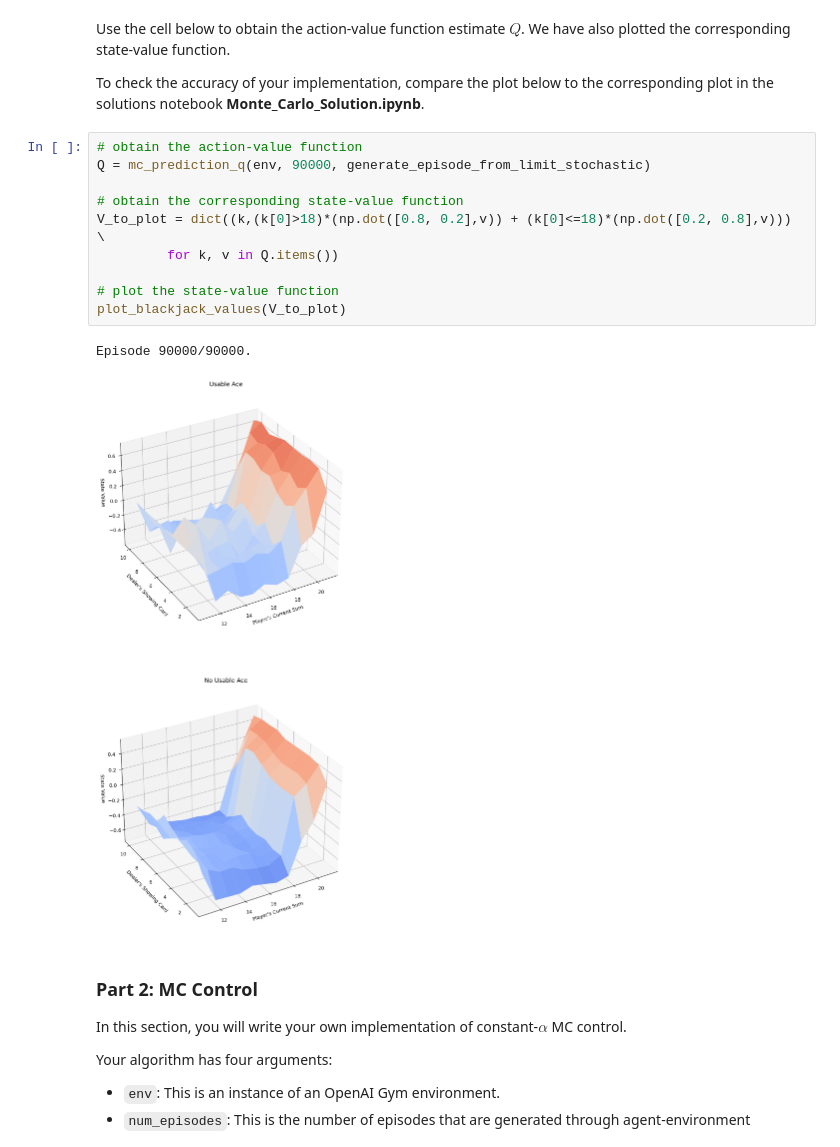
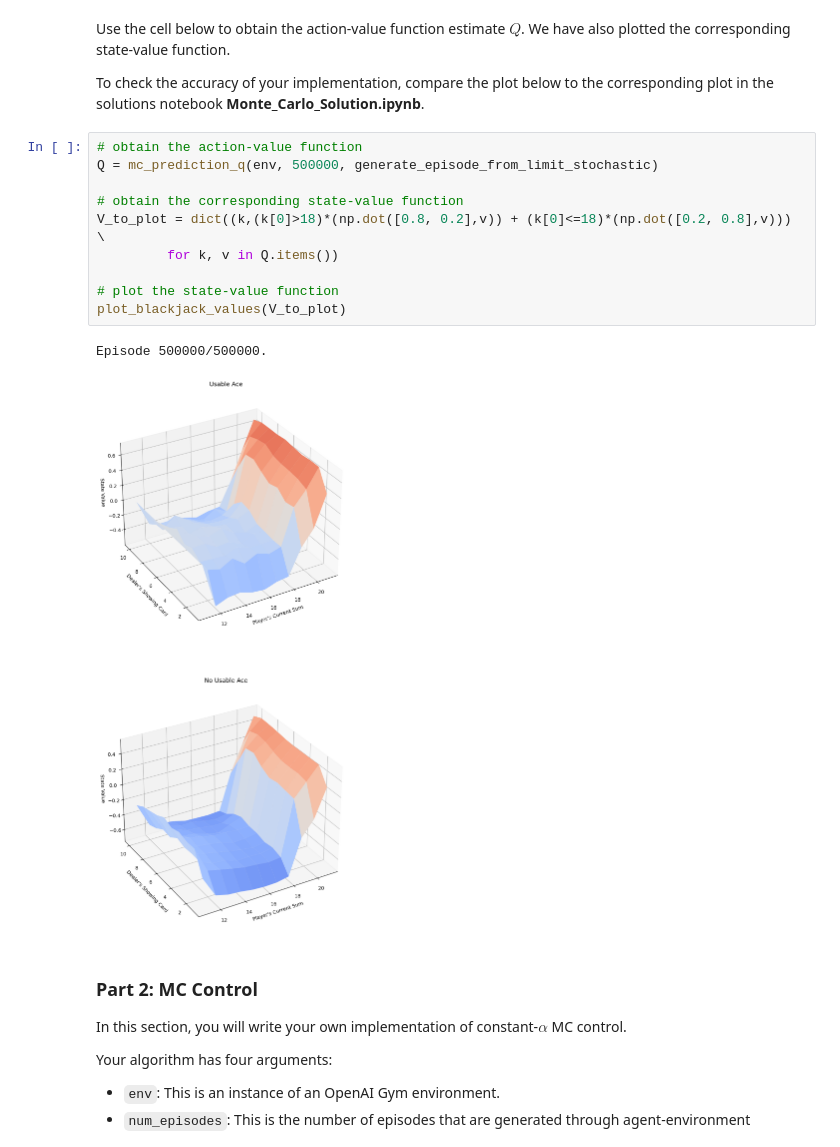
Before and after one commit to alirezakfz/Intro_ReinforcementLearning, a Jupyter notebook: 01_monte-carlo/Monte_Carlo_MyTest.ipynb, the cells around one changed output. Drawn from its saved outputs; the diff is of its cells as text.

```diff
--- a/01_monte-carlo/Monte_Carlo_MyTest.ipynb
+++ b/01_monte-carlo/Monte_Carlo_MyTest.ipynb
@@ -158,17 +159,17 @@ Use the cell below to obtain the action-value function estimate $Q$.  We have al
 To check the accuracy of your implementation, compare the plot below to the corresponding plot in the solutions notebook **Monte_Carlo_Solution.ipynb**.
 # %%
 # obtain the action-value function
-Q = mc_prediction_q(env, 90000, generate_episode_from_limit_stochastic)
+Q = mc_prediction_q(env, 500000, generate_episode_from_limit_stochastic)
 
 # obtain the corresponding state-value function
 V_to_plot = dict((k,(k[0]>18)*(np.dot([0.8, 0.2],v)) + (k[0]<=18)*(np.dot([0.2, 0.8],v))) \
          for k, v in Q.items())
 
 # plot the state-value function
 plot_blackjack_values(V_to_plot)
 # %% [output]
-Episode 90000/90000.
+Episode 500000/500000.
-[figure, old version]
+[figure, new version]
 # %% [markdown]
 ### Part 2: MC Control
 
```
Also changed, not shown: parts of 10 cells of this notebook.
